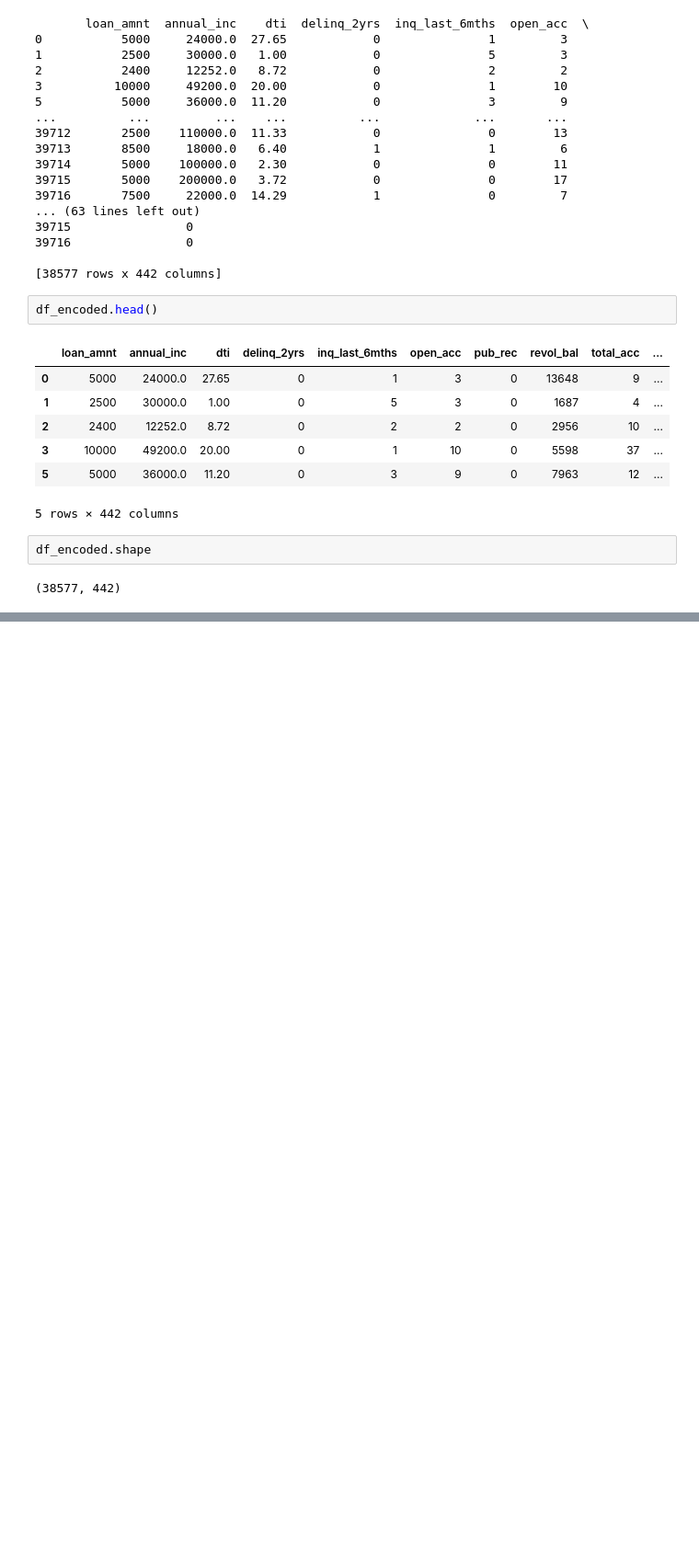
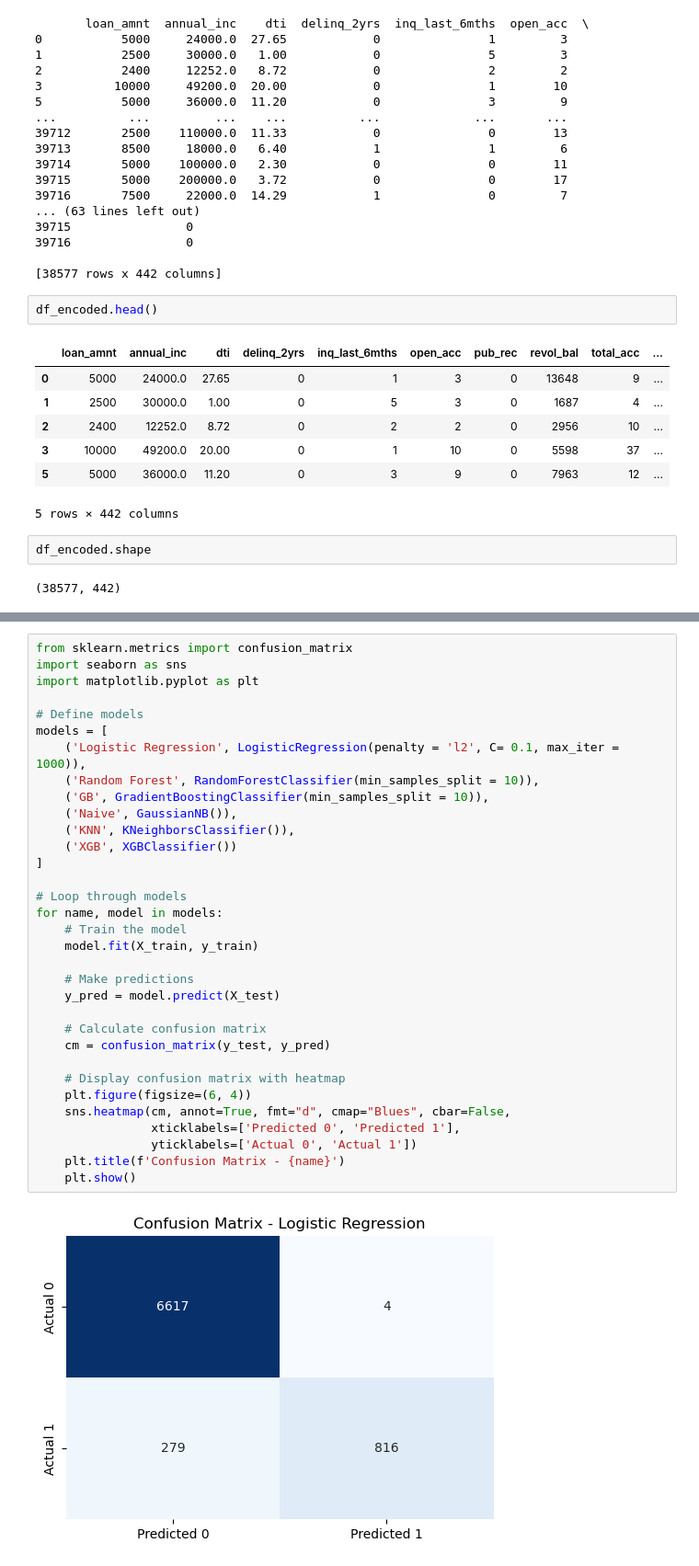
Before and after one commit to ntran119/data_projects, a Jupyter notebook: 2024_Predicting_Loans.ipynb, the cells around one changed output, grey strips where cells are left out. Shown: that part at 92% size. Saved outputs shown, nothing was run; the diff lists cells and outputs as text; blank space fills up the shorter version.

```diff
--- a/2024_Predicting_Loans.ipynb
+++ b/2024_Predicting_Loans.ipynb
@@ -352,0 +648,35 @@ df_encoded.shape
+# %%
+from sklearn.metrics import confusion_matrix
+import seaborn as sns
+import matplotlib.pyplot as plt
+
+# Define models
+models = [
+    ('Logistic Regression', LogisticRegression(penalty = 'l2', C= 0.1, max_iter = 1000)),
+    ('Random Forest', RandomForestClassifier(min_samples_split = 10)),
+    ('GB', GradientBoostingClassifier(min_samples_split = 10)),
+    ('Naive', GaussianNB()),
+    ('KNN', KNeighborsClassifier()),
+    ('XGB', XGBClassifier())
+]
+
+# Loop through models
+for name, model in models:
+    # Train the model
+    model.fit(X_train, y_train)
+
+    # Make predictions
+    y_pred = model.predict(X_test)
+
+    # Calculate confusion matrix
+    cm = confusion_matrix(y_test, y_pred)
+
+    # Display confusion matrix with heatmap
+    plt.figure(figsize=(6, 4))
+    sns.heatmap(cm, annot=True, fmt="d", cmap="Blues", cbar=False,
+                xticklabels=['Predicted 0', 'Predicted 1'],
+                yticklabels=['Actual 0', 'Actual 1'])
+    plt.title(f'Confusion Matrix - {name}')
+    plt.show()
+# %% [output]
+[figure, added]
```
Also changed, not shown: parts of 25 cells of this notebook.
